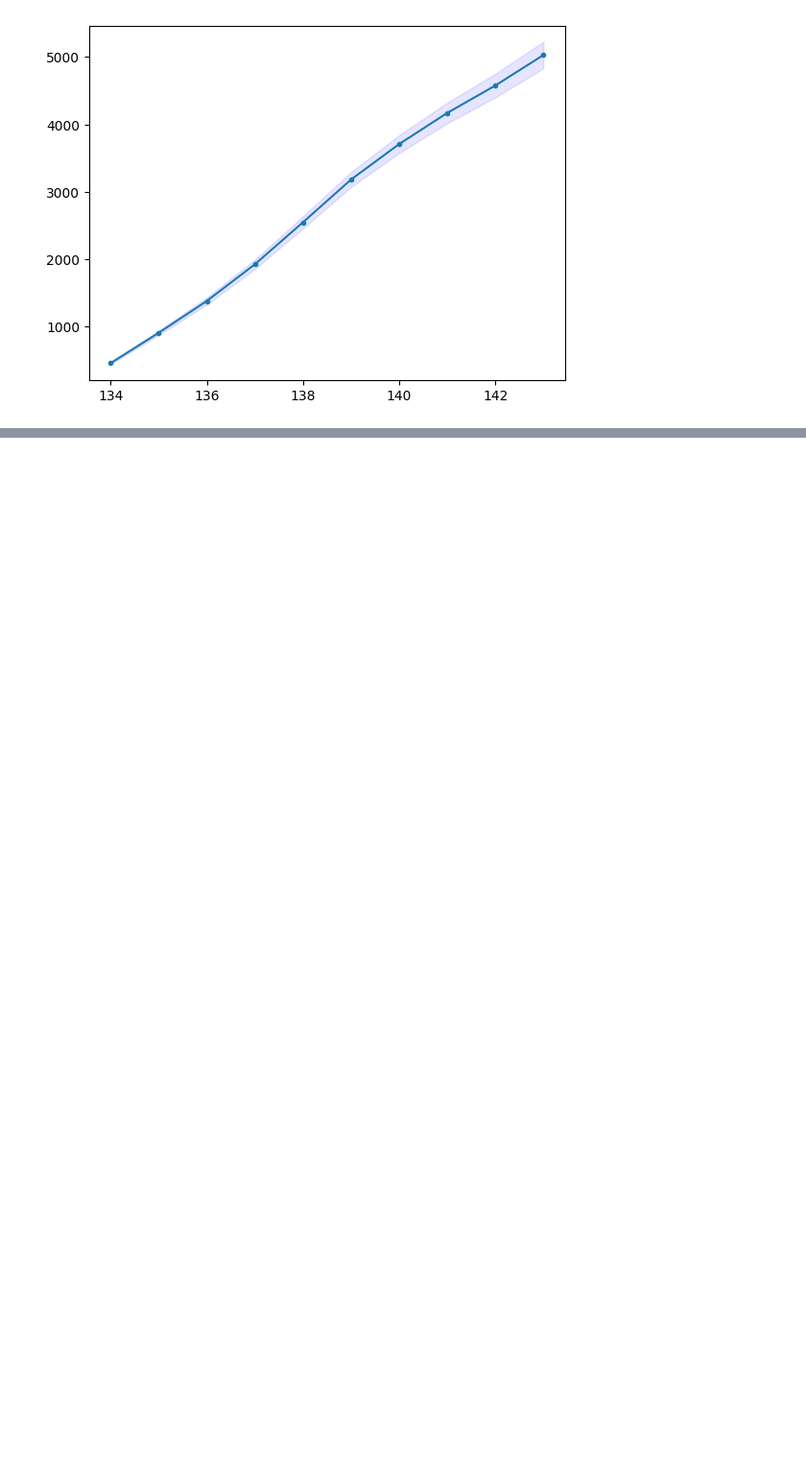
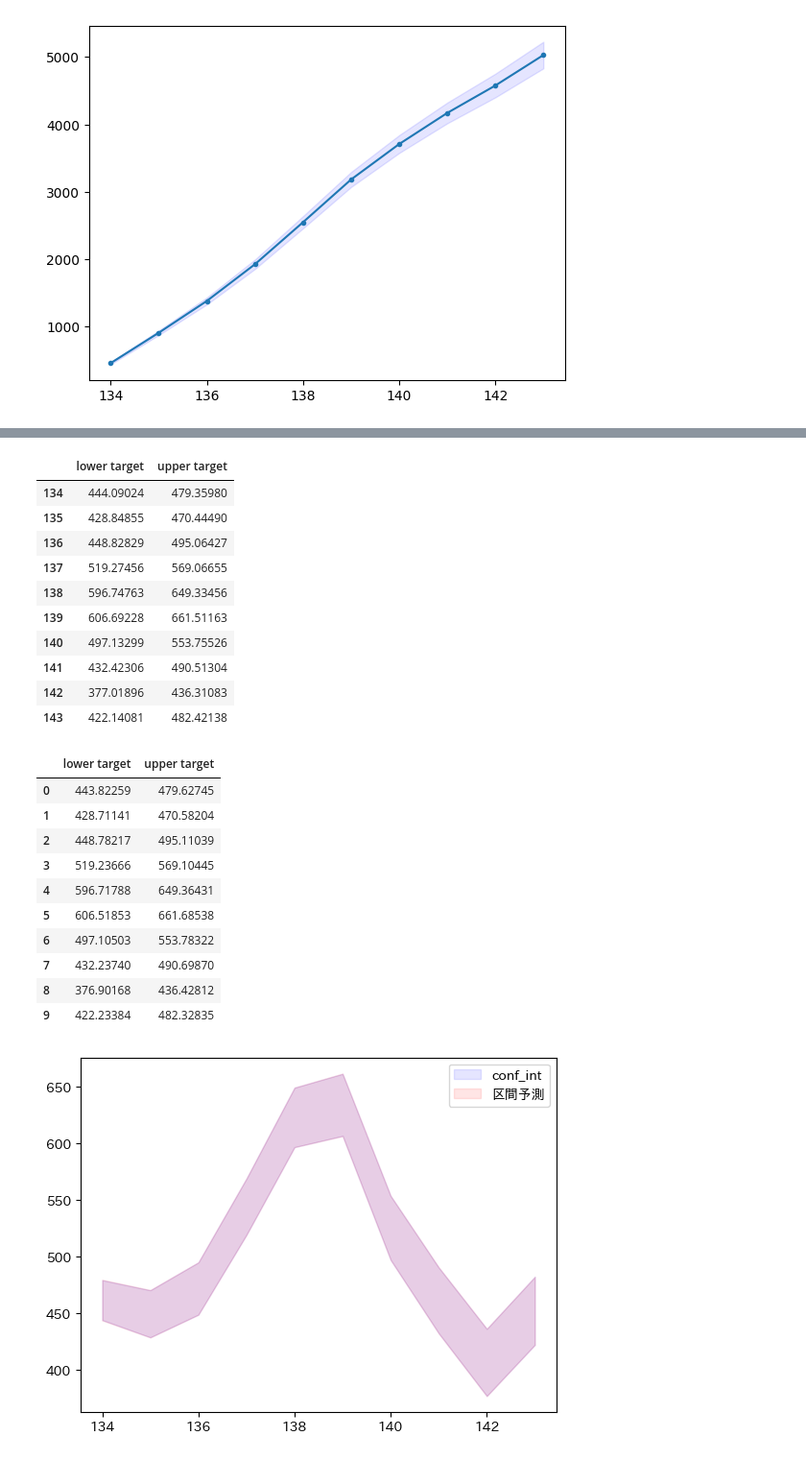
Before and after one commit to kosekitau/TimeSeries, a Jupyter notebook: notebook/SARIMA_cumsum.ipynb, the cells around one changed output, grey strips where cells are left out. Shown at 96% size. Cells and saved outputs as stored; diff of their text form; code cells hidden in the pictures; blank space fills up the shorter version.

Commit message:
区間予測

```diff
--- a/notebook/SARIMA_cumsum.ipynb
+++ b/notebook/SARIMA_cumsum.ipynb
@@ -213,0 +234,43 @@ plt.show()
+# %%
+# まずconf_intをやってみる
+forecast = results.get_forecast(steps=nsimulations)
+y_pred = forecast.predicted_mean # 予測値を求める
+simulated_obs = results.simulate(nsimulations=nsimulations, repetitions=repetitions, anchor=anchor) # 推定したパラメータを用いて予測のシミュレーションをする
+conf_int_pred = forecast.conf_int(alpha=0.05)
+
+# 沖本本3.3節に載ってる区間予測を再現する
+mse = ((y_pred.to_numpy().reshape(10, -1) - simulated_obs.to_numpy())**2).mean(axis=1) # p67(5)、予測値とシミュレーションから各時点のMSE(標準偏差)を求める
+ci = 1.96*np.sqrt(mse)
+okimoto_pred = pd.DataFrame(np.array([y_pred-ci, y_pred+ci]).T, columns=["lower target", "upper target"])
+
+# 結果のプロット
+display(conf_int_pred)
+display(okimoto_pred)
+fig, ax = plt.subplots()
+ax.fill_between(x, conf_int_pred["upper target"], conf_int_pred["lower target"], color='b', alpha=.1, label="conf_int")
+ax.fill_between(x, okimoto_pred["upper target"], okimoto_pred["lower target"], color='r', alpha=.1, label="区間予測")
+plt.legend();plt.show()
+# %% [output]
+|  | lower target | upper target |
+| 134 | 444.09024 | 479.35980 |
+| 135 | 428.84855 | 470.44490 |
+| 136 | 448.82829 | 495.06427 |
+| 137 | 519.27456 | 569.06655 |
+| 138 | 596.74763 | 649.33456 |
+| 139 | 606.69228 | 661.51163 |
+| 140 | 497.13299 | 553.75526 |
+| 141 | 432.42306 | 490.51304 |
+| 142 | 377.01896 | 436.31083 |
+| 143 | 422.14081 | 482.42138 |
+|  | lower target | upper target |
+| 0 | 443.82259 | 479.62745 |
+| 1 | 428.71141 | 470.58204 |
+| 2 | 448.78217 | 495.11039 |
+| 3 | 519.23666 | 569.10445 |
+| 4 | 596.71788 | 649.36431 |
+| 5 | 606.51853 | 661.68538 |
+| 6 | 497.10503 | 553.78322 |
+| 7 | 432.23740 | 490.69870 |
+| 8 | 376.90168 | 436.42812 |
+| 9 | 422.23384 | 482.32835 |
+[figure, added]
```
Also changed, not shown: parts of 8 cells of this notebook.
